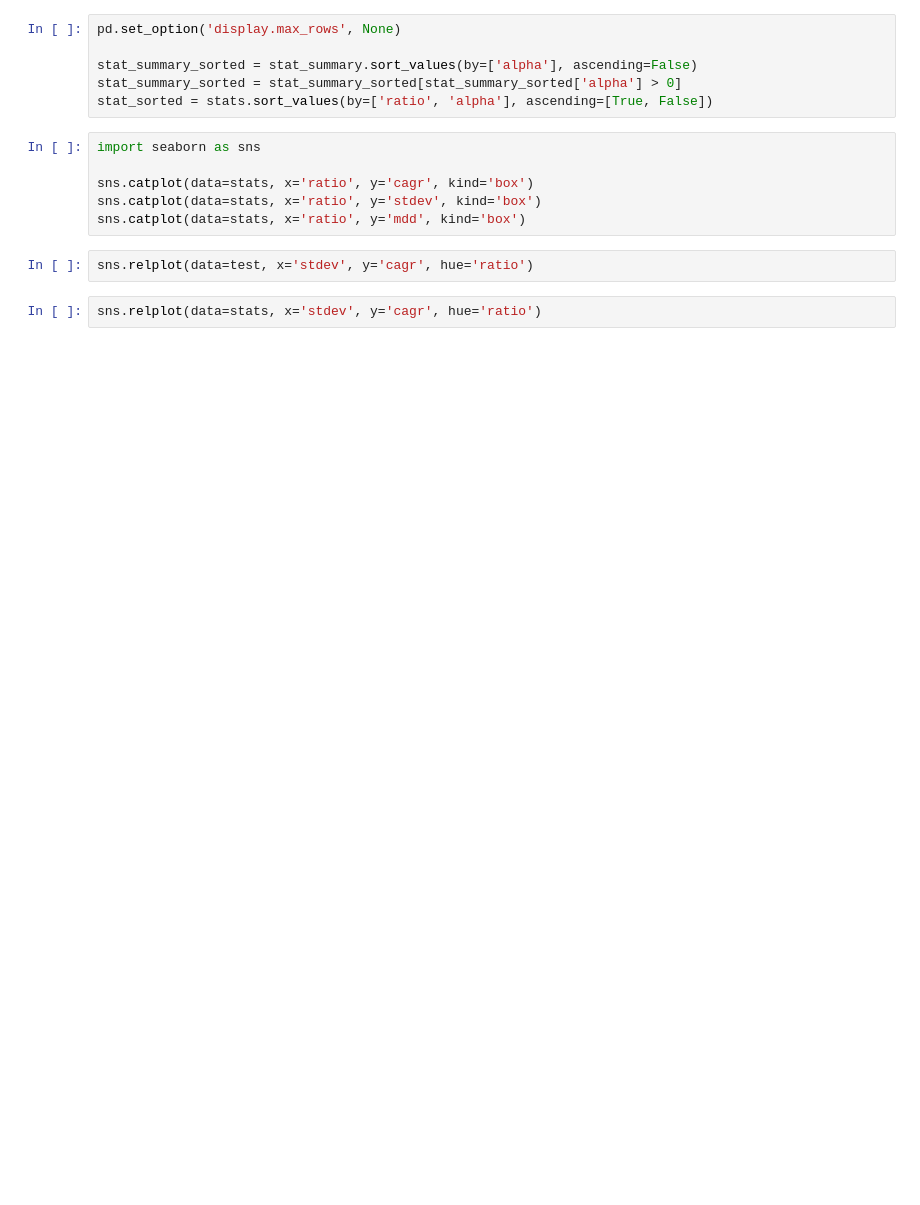
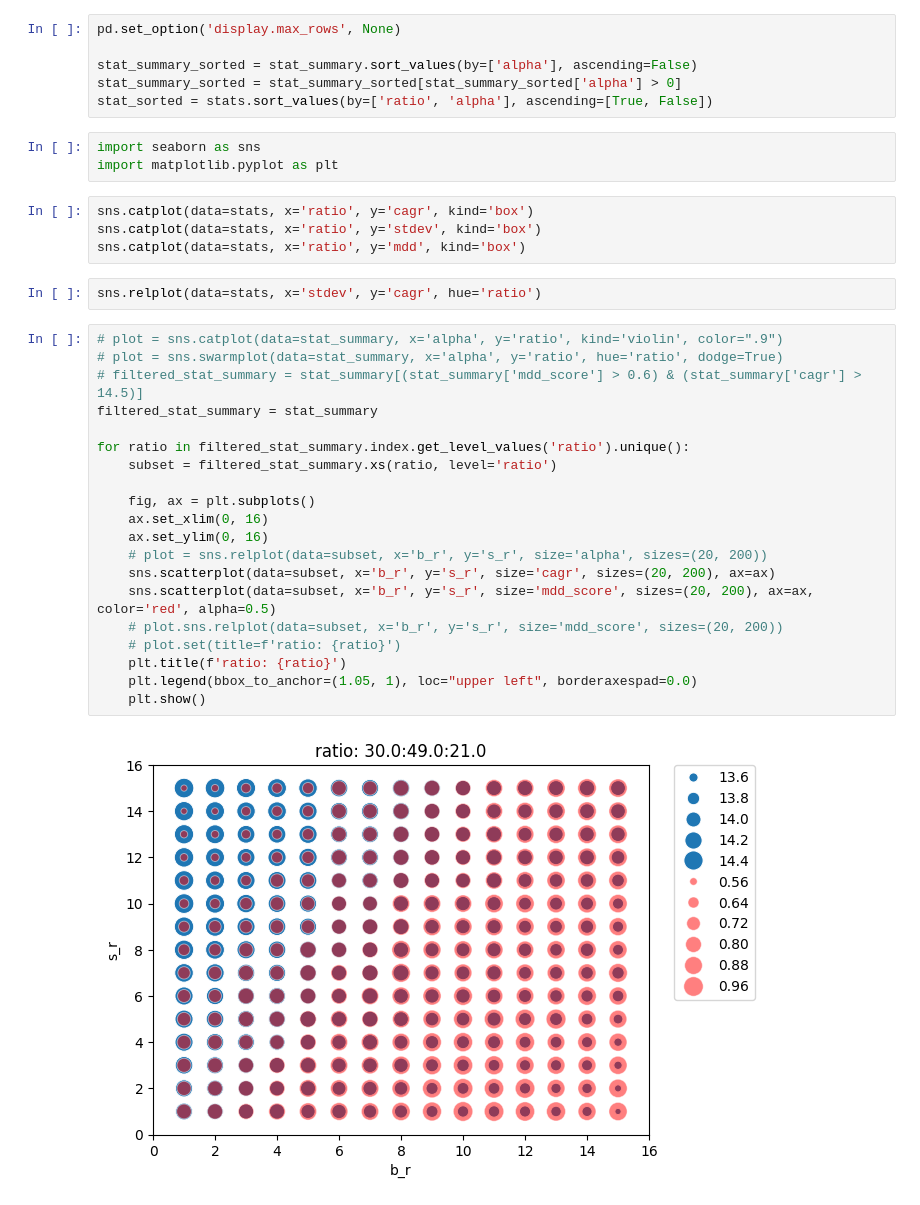
Before and after one commit to RookImS/portfolio_tool, a Jupyter notebook: portfolio.ipynb, the cells around one changed output. Saved outputs shown, nothing was run; the diff lists cells and outputs as text; blank space fills up the shorter version.

```diff
--- a/portfolio.ipynb
+++ b/portfolio.ipynb
@@ -148,13 +260,34 @@ pd.set_option('display.max_rows', None)
 stat_summary_sorted = stat_summary.sort_values(by=['alpha'], ascending=False)
 stat_summary_sorted = stat_summary_sorted[stat_summary_sorted['alpha'] > 0]
 stat_sorted = stats.sort_values(by=['ratio', 'alpha'], ascending=[True, False])
+# %%
+import seaborn as sns
+import matplotlib.pyplot as plt
 # %%
-import seaborn as sns
-
 sns.catplot(data=stats, x='ratio', y='cagr', kind='box')
 sns.catplot(data=stats, x='ratio', y='stdev', kind='box')
 sns.catplot(data=stats, x='ratio', y='mdd', kind='box')
-# %%
-sns.relplot(data=test, x='stdev', y='cagr', hue='ratio')
 # %%
 sns.relplot(data=stats, x='stdev', y='cagr', hue='ratio')
+# %%
+# plot = sns.catplot(data=stat_summary, x='alpha', y='ratio', kind='violin', color=".9")
+# plot = sns.swarmplot(data=stat_summary, x='alpha', y='ratio', hue='ratio', dodge=True)
+# filtered_stat_summary = stat_summary[(stat_summary['mdd_score'] > 0.6) & (stat_summary['cagr'] > 14.5)]
+filtered_stat_summary = stat_summary
+
+for ratio in filtered_stat_summary.index.get_level_values('ratio').unique():
+    subset = filtered_stat_summary.xs(ratio, level='ratio')
+
+    fig, ax = plt.subplots()
+    ax.set_xlim(0, 16)
+    ax.set_ylim(0, 16)
+    # plot = sns.relplot(data=subset, x='b_r', y='s_r', size='alpha', sizes=(20, 200))
+    sns.scatterplot(data=subset, x='b_r', y='s_r', size='cagr', sizes=(20, 200), ax=ax)
+    sns.scatterplot(data=subset, x='b_r', y='s_r', size='mdd_score', sizes=(20, 200), ax=ax, color='red', alpha=0.5)
+    # plot.sns.relplot(data=subset, x='b_r', y='s_r', size='mdd_score', sizes=(20, 200))
+    # plot.set(title=f'ratio: {ratio}')
+    plt.title(f'ratio: {ratio}')
+    plt.legend(bbox_to_anchor=(1.05, 1), loc="upper left", borderaxespad=0.0)
+    plt.show()
+# %% [output]
+[figure, added]
```
Also changed, not shown: parts of 15 cells of this notebook, 2 other files.
